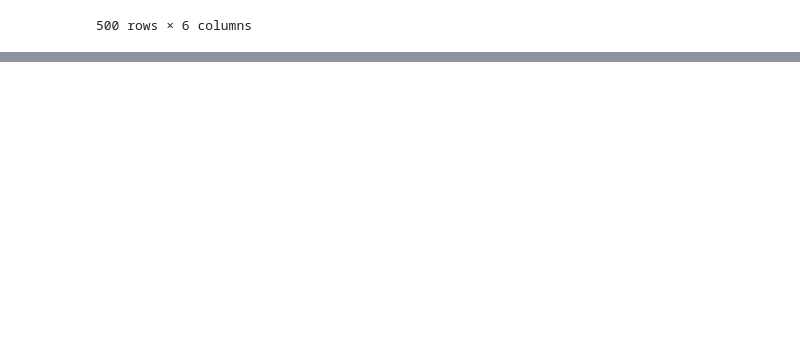
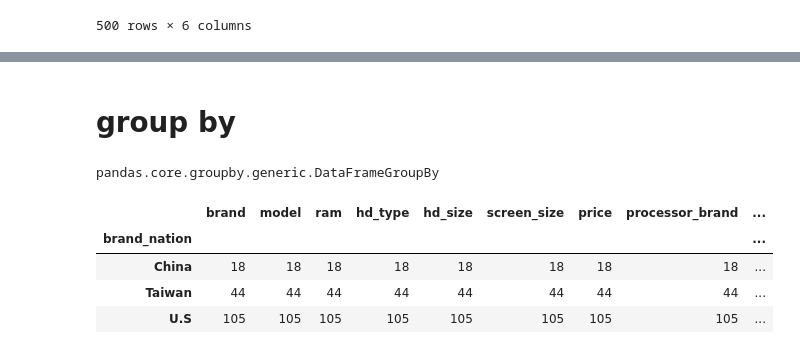
Before and after one commit to Superstar89/codeit, a Jupyter notebook: python_data_science/graph/새로운 인사이트 발견하기.ipynb, the cells around one changed output, grey strips where cells are left out. Cells and saved outputs as stored; diff of their text form; code cells hidden in the pictures; blank space fills up the shorter version.

```diff
--- a/python_data_science/graph/새로운 인사이트 발견하기.ipynb
+++ b/python_data_science/graph/새로운 인사이트 발견하기.ipynb
@@ -188,0 +251,11 @@ df
+# %%
+brand_nation = {
+    'Dell': 'U.S',
+    'Apple': 'U.S',
+    'Acer': 'Taiwan',
+    'HP': 'U.S',
+    'Lenovo': 'China',
+    'Alienware': 'U.S',
+    'Microsoft': 'U.S',
+    'Asus': 'Taiwan'
+}
@@ -188,0 +277,2 @@ df
+# %%
+df['brand_nation'] = df['brand'].map(brand_nation)
@@ -188,0 +295,15 @@ df
+# %% [markdown]
+# group by
+# %%
+nation_groups = df.groupby('brand_nation')
+type(nation_groups)
+# %% [output]
+pandas.core.groupby.generic.DataFrameGroupBy
+# %%
+nation_groups.count()
+# %% [output]
+|  | brand | model | ram | hd_type | hd_size | screen_size | price | processor_brand | ... |
+| brand_nation |  |  |  |  |  |  |  |  | ... |
+| China | 18 | 18 | 18 | 18 | 18 | 18 | 18 | 18 | ... |
+| Taiwan | 44 | 44 | 44 | 44 | 44 | 44 | 44 | 44 | ... |
+| U.S | 105 | 105 | 105 | 105 | 105 | 105 | 105 | 105 | ... |
```
Also changed, not shown: parts of 25 cells of this notebook, 5 other files.
